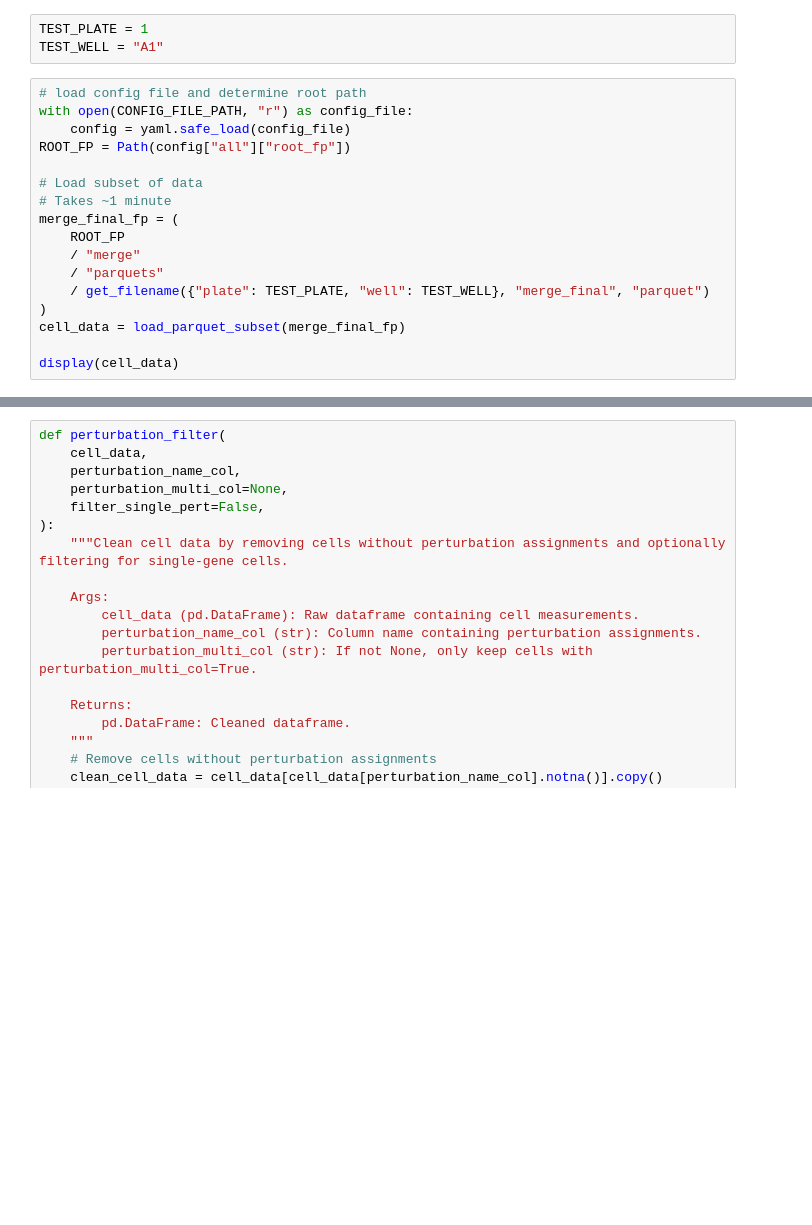
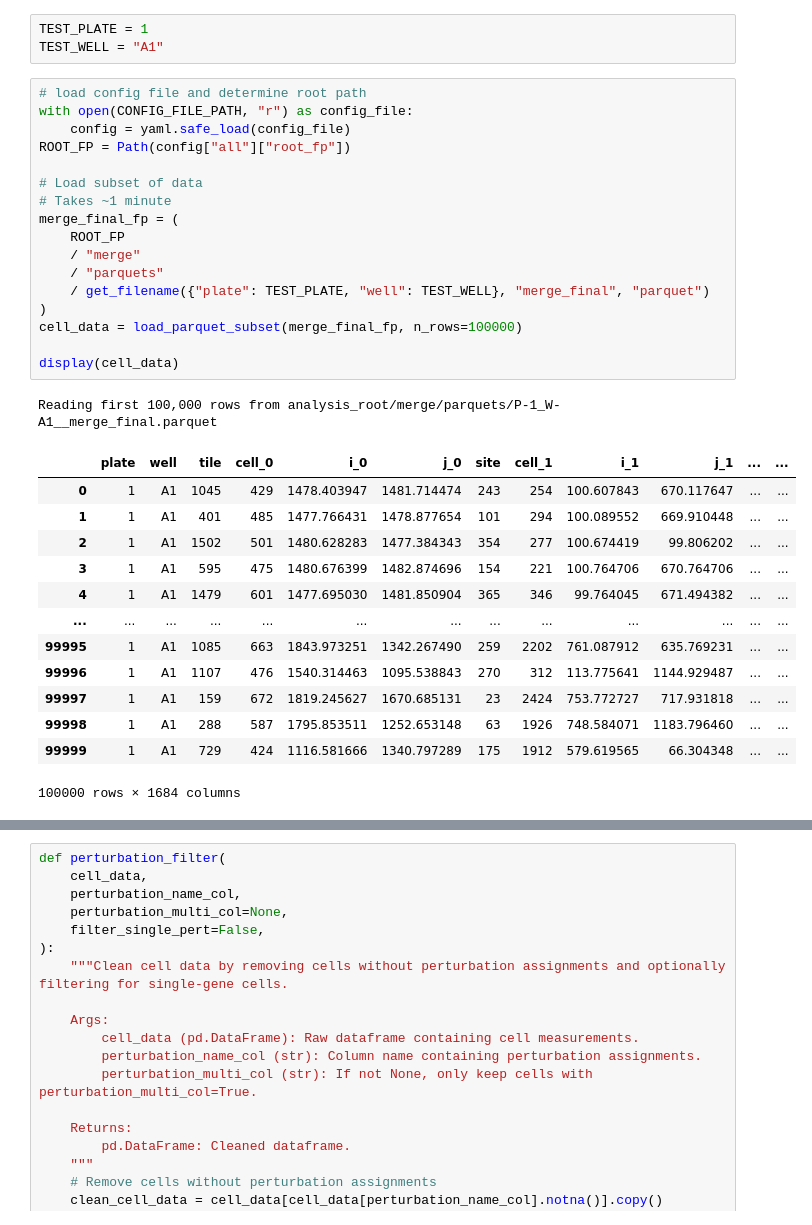
Before and after one commit to cheeseman-lab/brieflow-analysis, a Jupyter notebook: analysis/aggregate_testing.ipynb, the cells around one changed output, grey strips where cells are left out. Saved outputs shown, nothing was run; the diff lists cells and outputs as text; blank space fills up the shorter version.

Commit message:
use more cells

```diff
--- a/analysis/aggregate_testing.ipynb
+++ b/analysis/aggregate_testing.ipynb
@@ -74,20 +74,35 @@ TEST_WELL = "A1"
 # %%
 # load config file and determine root path
 with open(CONFIG_FILE_PATH, "r") as config_file:
     config = yaml.safe_load(config_file)
 ROOT_FP = Path(config["all"]["root_fp"])
 
 # Load subset of data
 # Takes ~1 minute
 merge_final_fp = (
     ROOT_FP
     / "merge"
     / "parquets"
     / get_filename({"plate": TEST_PLATE, "well": TEST_WELL}, "merge_final", "parquet")
 )
-cell_data = load_parquet_subset(merge_final_fp)
+cell_data = load_parquet_subset(merge_final_fp, n_rows=100000)
 
 display(cell_data)
+# %% [output]
+Reading first 100,000 rows from analysis_root/merge/parquets/P-1_W-A1__merge_final.parquet
+|  | plate | well | tile | cell_0 | i_0 | j_0 | site | cell_1 | i_1 | j_1 | ... | ... |
+| 0 | 1 | A1 | 1045 | 429 | 1478.403947 | 1481.714474 | 243 | 254 | 100.607843 | 670.117647 | ... | ... |
+| 1 | 1 | A1 | 401 | 485 | 1477.766431 | 1478.877654 | 101 | 294 | 100.089552 | 669.910448 | ... | ... |
+| 2 | 1 | A1 | 1502 | 501 | 1480.628283 | 1477.384343 | 354 | 277 | 100.674419 | 99.806202 | ... | ... |
+| 3 | 1 | A1 | 595 | 475 | 1480.676399 | 1482.874696 | 154 | 221 | 100.764706 | 670.764706 | ... | ... |
+| 4 | 1 | A1 | 1479 | 601 | 1477.695030 | 1481.850904 | 365 | 346 | 99.764045 | 671.494382 | ... | ... |
+| ... | ... | ... | ... | ... | ... | ... | ... | ... | ... | ... | ... | ... |
+| 99995 | 1 | A1 | 1085 | 663 | 1843.973251 | 1342.267490 | 259 | 2202 | 761.087912 | 635.769231 | ... | ... |
+| 99996 | 1 | A1 | 1107 | 476 | 1540.314463 | 1095.538843 | 270 | 312 | 113.775641 | 1144.929487 | ... | ... |
+| 99997 | 1 | A1 | 159 | 672 | 1819.245627 | 1670.685131 | 23 | 2424 | 753.772727 | 717.931818 | ... | ... |
+| 99998 | 1 | A1 | 288 | 587 | 1795.853511 | 1252.653148 | 63 | 1926 | 748.584071 | 1183.796460 | ... | ... |
+| 99999 | 1 | A1 | 729 | 424 | 1116.581666 | 1340.797289 | 175 | 1912 | 579.619565 | 66.304348 | ... | ... |
+100000 rows × 1684 columns
 # %%
 print("First 20 columns; use to set parameters below.")
 for index, col in enumerate(cell_data.columns[:20]):
```
Also changed, not shown: parts of 9 cells of this notebook.
